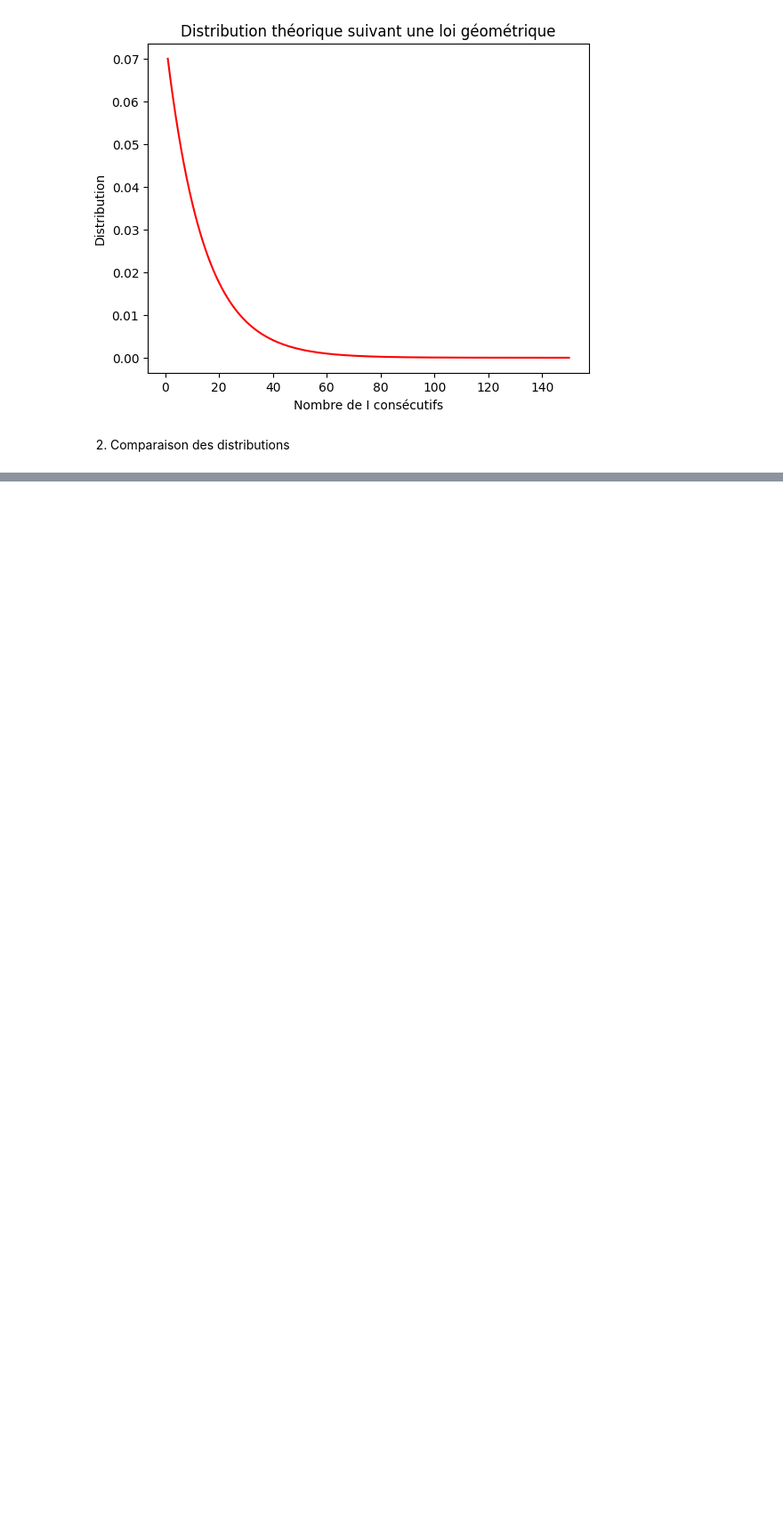
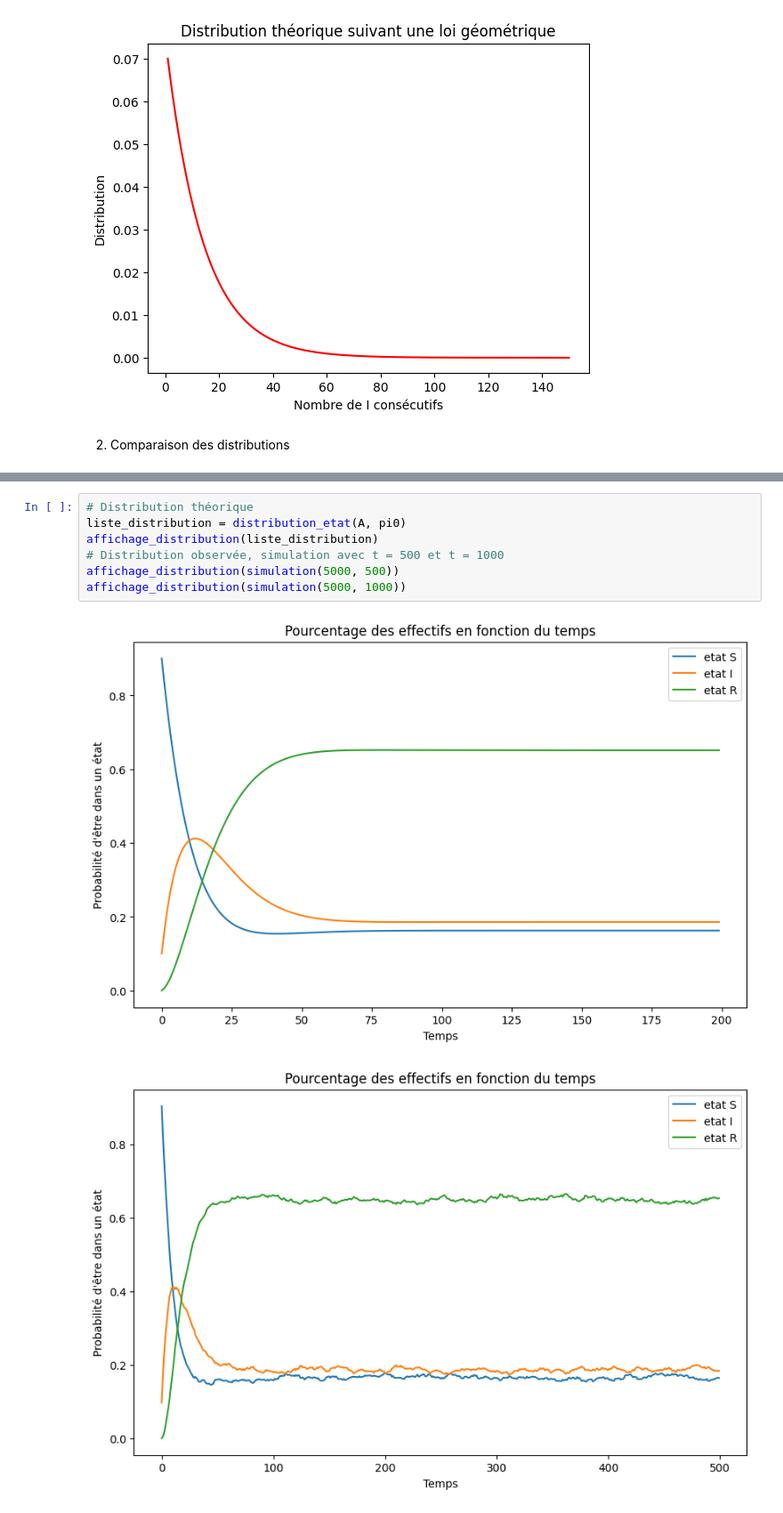
Before and after one commit to maelodie/markov, a Jupyter notebook: markov.ipynb, the cells around one changed output, grey strips where cells are left out. Shown at 89% size. Saved outputs shown, nothing was run; the diff lists cells and outputs as text; blank space fills up the shorter version.

```diff
--- a/markov.ipynb
+++ b/markov.ipynb
@@ -325,0 +447,10 @@ longueur_by_time(150, 1000)
+# %%
+# Distribution théorique
+liste_distribution = distribution_etat(A, pi0)
+affichage_distribution(liste_distribution)
+# Distribution observée, simulation avec t = 500 et t = 1000
+affichage_distribution(simulation(5000, 500))
+affichage_distribution(simulation(5000, 1000))
+# %% [output]
+[figure, added]
+[figure, added]
```
Also changed, not shown: parts of 15 cells of this notebook.
